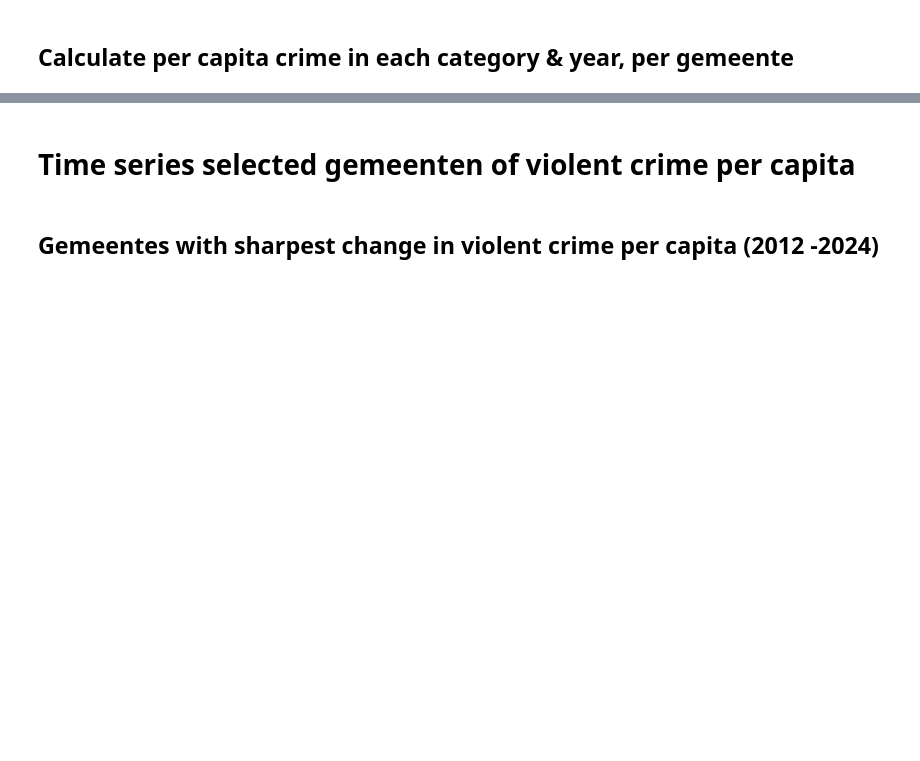
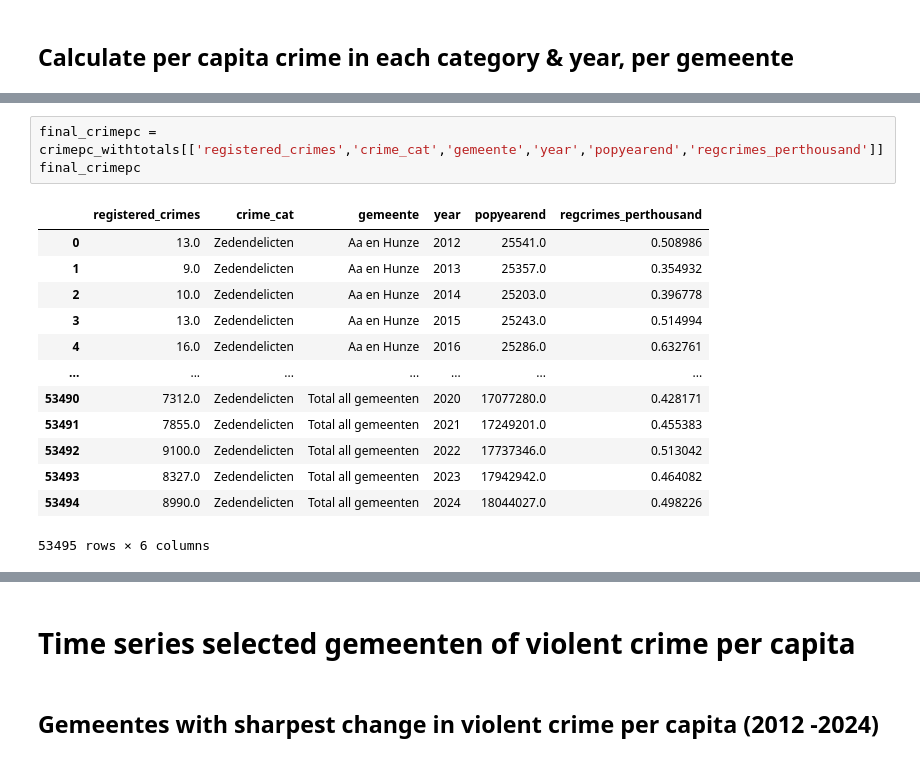
Before and after one commit to chels-j/NLViolentCrime, a Jupyter notebook: NLCrimeAnalysis.ipynb, the cells around one changed output, grey strips where cells are left out. Drawn from its saved outputs; the diff is of its cells as text; blank space fills up the shorter version.

```diff
--- a/NLCrimeAnalysis.ipynb
+++ b/NLCrimeAnalysis.ipynb
@@ -373,0 +568,17 @@ crimepc_sub
+# %%
+final_crimepc = crimepc_withtotals[['registered_crimes','crime_cat','gemeente','year','popyearend','regcrimes_perthousand']]
+final_crimepc
+# %% [output]
+|  | registered_crimes | crime_cat | gemeente | year | popyearend | regcrimes_perthousand |
+| 0 | 13.0 | Zedendelicten | Aa en Hunze | 2012 | 25541.0 | 0.508986 |
+| 1 | 9.0 | Zedendelicten | Aa en Hunze | 2013 | 25357.0 | 0.354932 |
+| 2 | 10.0 | Zedendelicten | Aa en Hunze | 2014 | 25203.0 | 0.396778 |
+| 3 | 13.0 | Zedendelicten | Aa en Hunze | 2015 | 25243.0 | 0.514994 |
+| 4 | 16.0 | Zedendelicten | Aa en Hunze | 2016 | 25286.0 | 0.632761 |
+| ... | ... | ... | ... | ... | ... | ... |
+| 53490 | 7312.0 | Zedendelicten | Total all gemeenten | 2020 | 17077280.0 | 0.428171 |
+| 53491 | 7855.0 | Zedendelicten | Total all gemeenten | 2021 | 17249201.0 | 0.455383 |
+| 53492 | 9100.0 | Zedendelicten | Total all gemeenten | 2022 | 17737346.0 | 0.513042 |
+| 53493 | 8327.0 | Zedendelicten | Total all gemeenten | 2023 | 17942942.0 | 0.464082 |
+| 53494 | 8990.0 | Zedendelicten | Total all gemeenten | 2024 | 18044027.0 | 0.498226 |
+53495 rows × 6 columns
```
Also changed, not shown: parts of 25 cells of this notebook.
